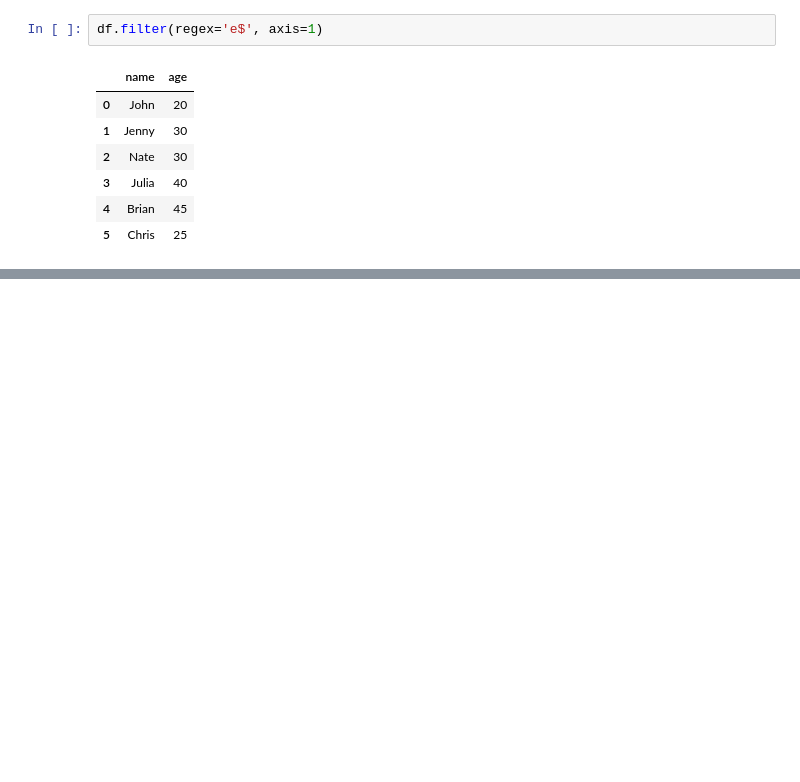
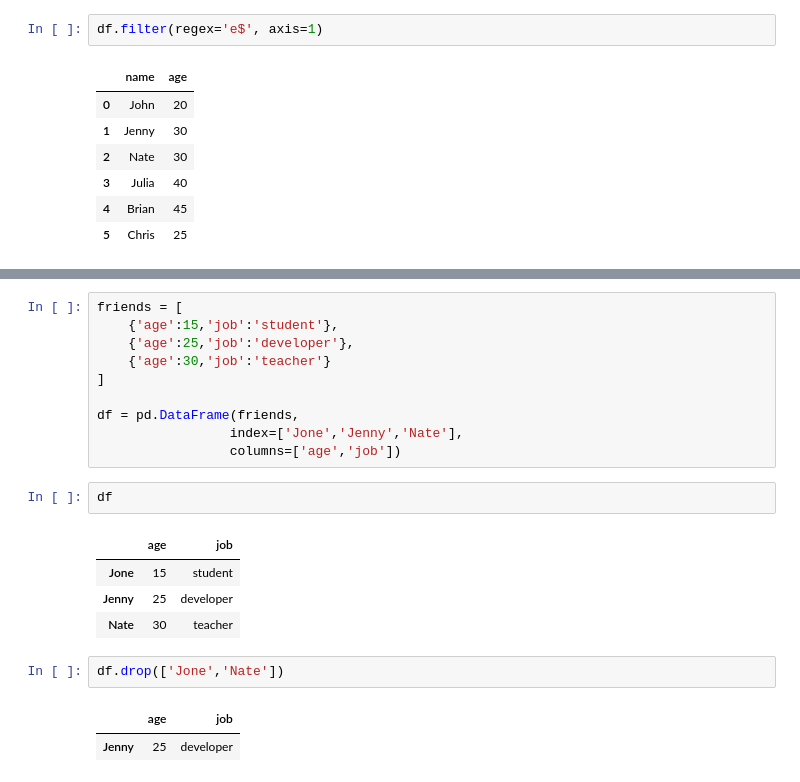
Before and after one commit to 8aqtba9y/study-python-pandas, a Jupyter notebook: 01_Pandas_Cheatsheet.ipynb, the cells around one changed output, grey strips where cells are left out. Cells and saved outputs as stored; diff of their text form; blank space fills up the shorter version.

```diff
--- a/01_Pandas_Cheatsheet.ipynb
+++ b/01_Pandas_Cheatsheet.ipynb
@@ -401,0 +406,22 @@ df.filter(regex='e$', axis=1)
+# %%
+friends = [
+    {'age':15,'job':'student'},
+    {'age':25,'job':'developer'},
+    {'age':30,'job':'teacher'}
+]
+
+df = pd.DataFrame(friends,
+                 index=['Jone','Jenny','Nate'],
+                 columns=['age','job'])
+# %%
+df
+# %% [output]
+|  | age | job |
+| Jone | 15 | student |
+| Jenny | 25 | developer |
+| Nate | 30 | teacher |
+# %%
+df.drop(['Jone','Nate'])
+# %% [output]
+|  | age | job |
+| Jenny | 25 | developer |
```
Also changed, not shown: parts of 20 cells of this notebook.
